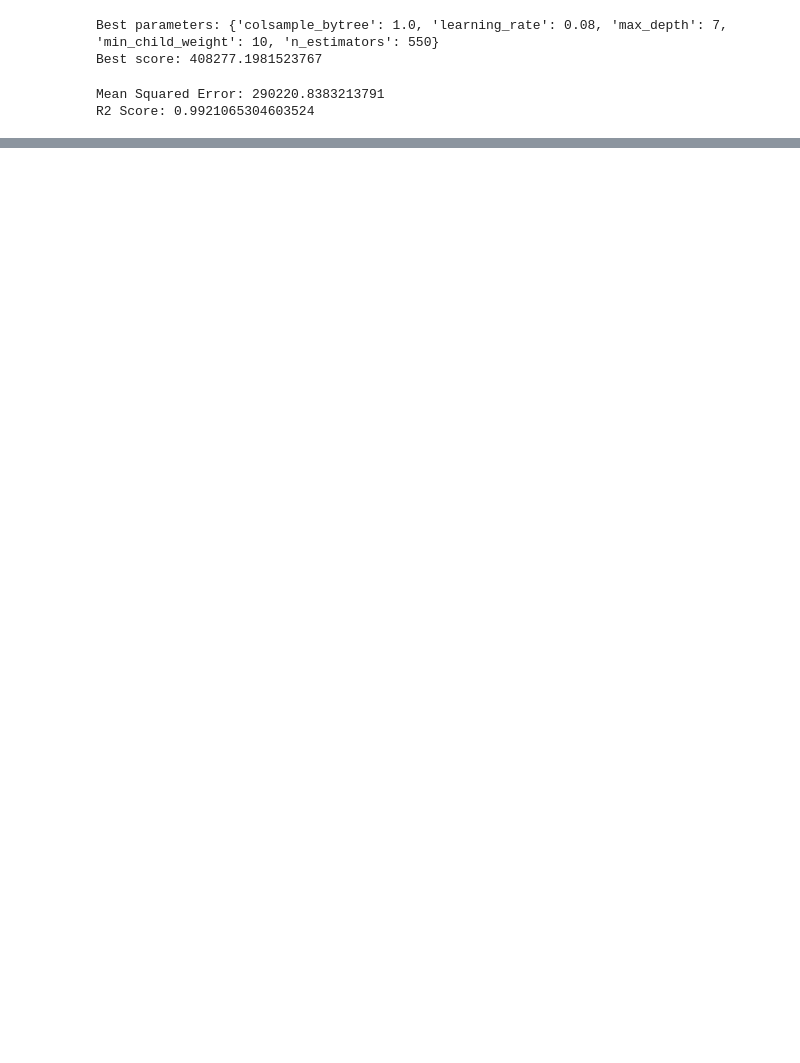
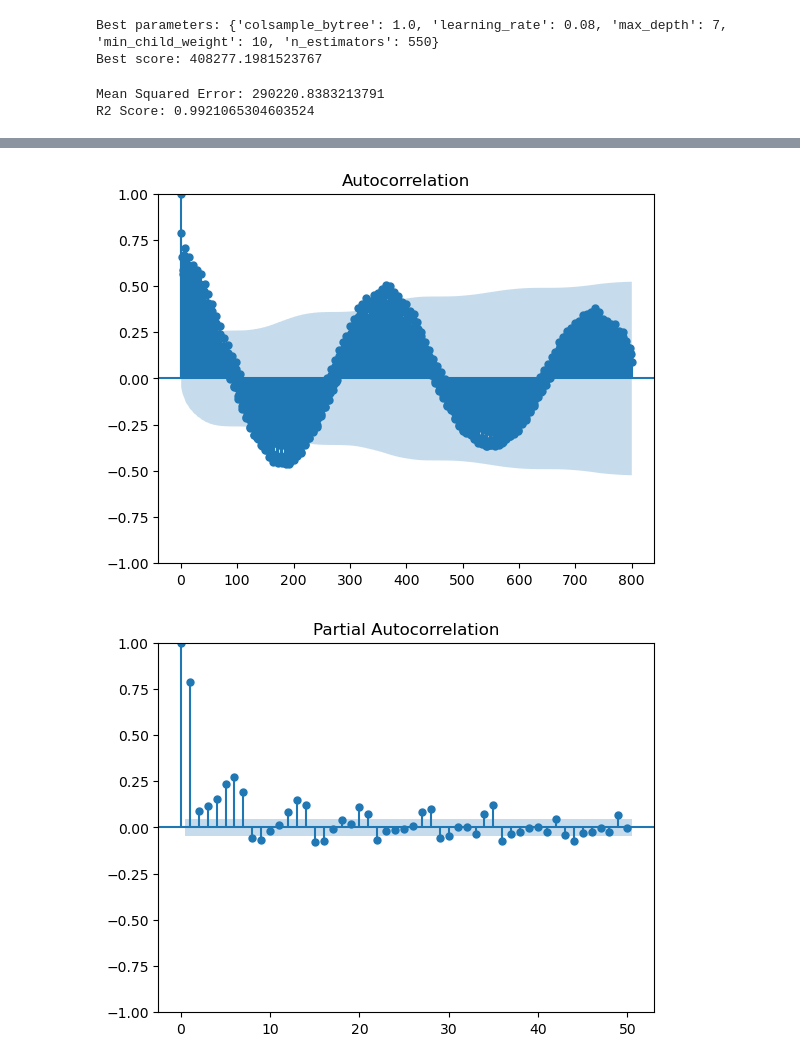
Before and after one commit to soerenssch/businessanalytics, a Jupyter notebook: models/deterministic_models.ipynb, the cells around one changed output, grey strips where cells are left out. Cells and saved outputs as stored; diff of their text form; code cells hidden in the pictures; blank space fills up the shorter version.

```diff
--- a/models/deterministic_models.ipynb
+++ b/models/deterministic_models.ipynb
@@ -142,0 +270,6 @@ loaded_model = pickle.load(open('models_sav' + filename, 'rb'))
+# %%
+plot_acf(df_daily, lags=800)
+plot_pacf(df_daily, lags=50);
+# %% [output]
+[figure, added]
+[figure, added]
```
Also changed, not shown: parts of 23 cells of this notebook.
